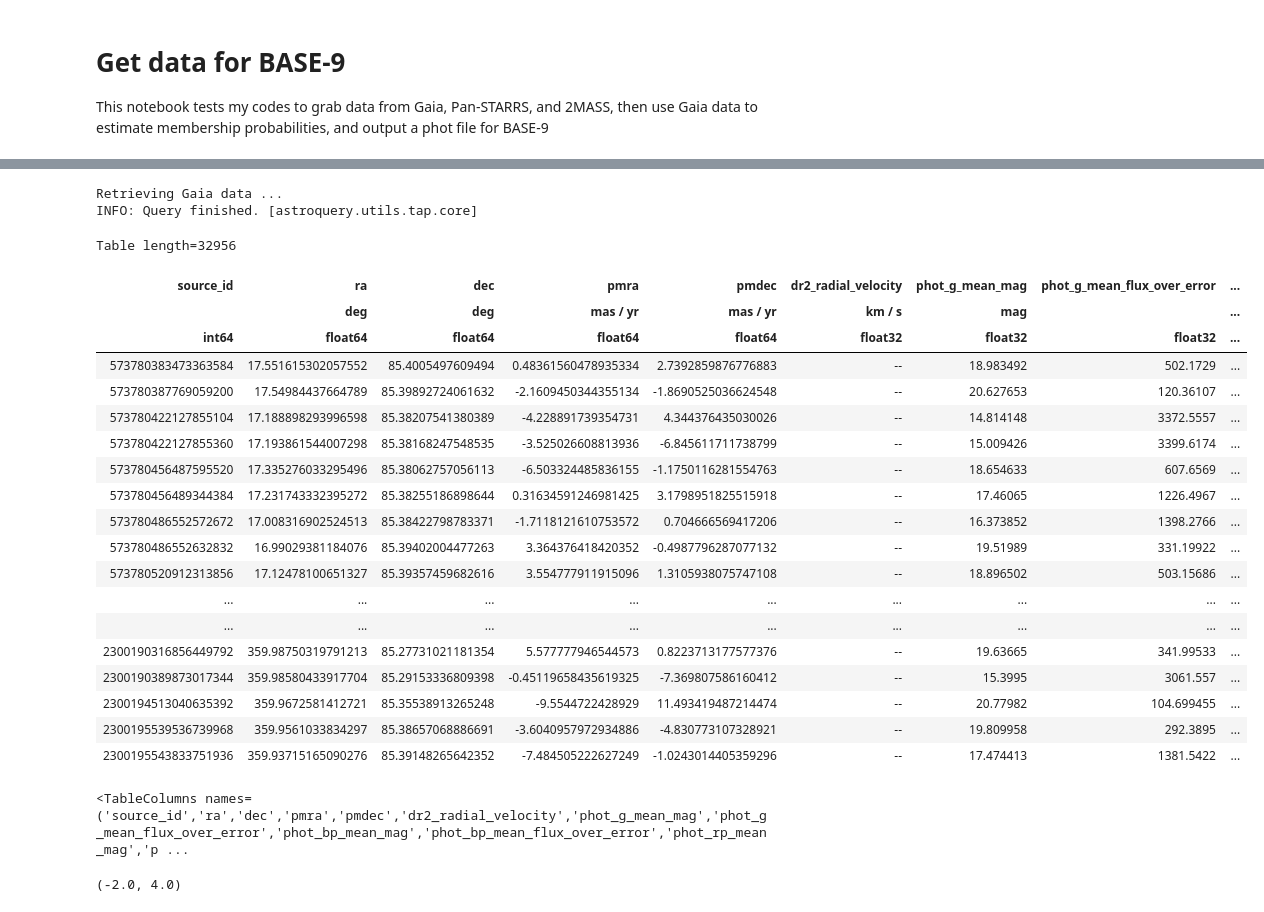
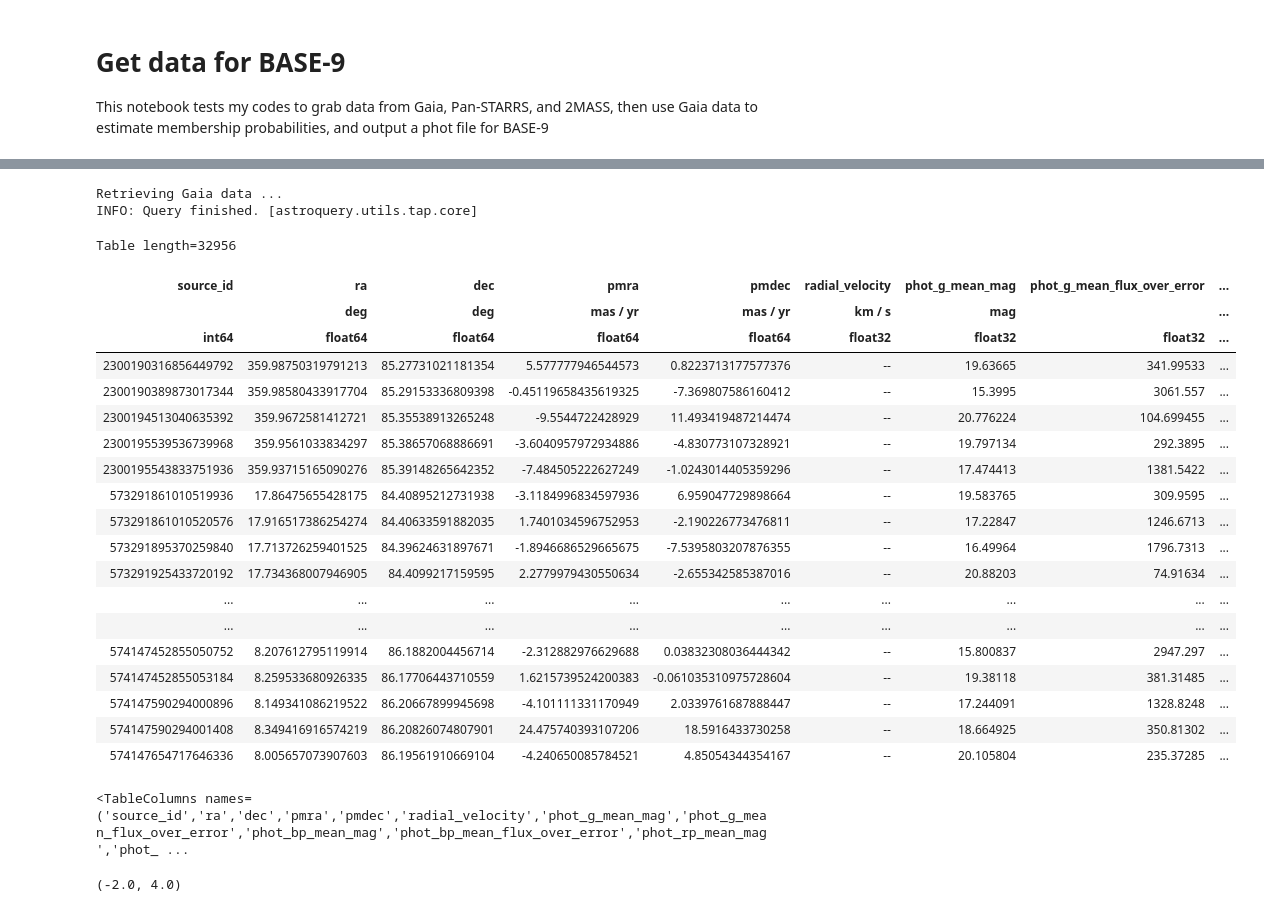
Before and after one commit to ageller/BASE9_utils, a Jupyter notebook: getGaiaData/genBASE9PhotFile.ipynb, the cells around one changed output, grey strips where cells are left out. Cells and saved outputs as stored; diff of their text form; code cells hidden in the pictures.

```diff
--- a/getGaiaData/genBASE9PhotFile.ipynb
+++ b/getGaiaData/genBASE9PhotFile.ipynb
@@ -29,37 +34,37 @@ from getGaiaData import GaiaClusterMembers
 # %%
 # Generally, we can pull the central coordinates and size from my OC summary data here :
 # https://github.com/ageller/compileOCs
-NGC188 = GaiaClusterMembers(12.108, 85.255, 1.)
+NGC188 = GaiaClusterMembers(12.108, 85.255, 1)
 NGC188.verbose = 1
 NGC188.getData()
 NGC188.data
 # %% [output]
 Retrieving Gaia data ...
 INFO: Query finished. [astroquery.utils.tap.core]
 Table length=32956
-| source_id | ra | dec | pmra | pmdec | dr2_radial_velocity | phot_g_mean_mag | phot_g_mean_flux_over_error | ... |
+| source_id | ra | dec | pmra | pmdec | radial_velocity | phot_g_mean_mag | phot_g_mean_flux_over_error | ... |
 |  | deg | deg | mas / yr | mas / yr | km / s | mag |  | ... |
 | int64 | float64 | float64 | float64 | float64 | float32 | float32 | float32 | ... |
-| 573780383473363584 | 17.551615302057552 | 85.4005497609494 | 0.48361560478935334 | 2.7392859876776883 | -- | 18.983492 | 502.1729 | ... |
-| 573780387769059200 | 17.54984437664789 | 85.39892724061632 | -2.1609450344355134 | -1.8690525036624548 | -- | 20.627653 | 120.36107 | ... |
-| 573780422127855104 | 17.188898293996598 | 85.38207541380389 | -4.228891739354731 | 4.344376435030026 | -- | 14.814148 | 3372.5557 | ... |
-| 573780422127855360 | 17.193861544007298 | 85.38168247548535 | -3.525026608813936 | -6.845611711738799 | -- | 15.009426 | 3399.6174 | ... |
-| 573780456487595520 | 17.335276033295496 | 85.38062757056113 | -6.503324485836155 | -1.1750116281554763 | -- | 18.654633 | 607.6569 | ... |
-| 573780456489344384 | 17.231743332395272 | 85.38255186898644 | 0.31634591246981425 | 3.1798951825515918 | -- | 17.46065 | 1226.4967 | ... |
-| 573780486552572672 | 17.008316902524513 | 85.38422798783371 | -1.7118121610753572 | 0.704666569417206 | -- | 16.373852 | 1398.2766 | ... |
-| 573780486552632832 | 16.99029381184076 | 85.39402004477263 | 3.364376418420352 | -0.4987796287077132 | -- | 19.51989 | 331.19922 | ... |
-| 573780520912313856 | 17.12478100651327 | 85.39357459682616 | 3.554777911915096 | 1.3105938075747108 | -- | 18.896502 | 503.15686 | ... |
+| 2300190316856449792 | 359.98750319791213 | 85.27731021181354 | 5.577777946544573 | 0.8223713177577376 | -- | 19.63665 | 341.99533 | ... |
+| 2300190389873017344 | 359.98580433917704 | 85.29153336809398 | -0.45119658435619325 | -7.369807586160412 | -- | 15.3995 | 3061.557 | ... |
+| 2300194513040635392 | 359.9672581412721 | 85.35538913265248 | -9.5544722428929 | 11.493419487214474 | -- | 20.776224 | 104.699455 | ... |
+| 2300195539536739968 | 359.9561033834297 | 85.38657068886691 | -3.6040957972934886 | -4.830773107328921 | -- | 19.797134 | 292.3895 | ... |
+| 2300195543833751936 | 359.93715165090276 | 85.39148265642352 | -7.484505222627249 | -1.0243014405359296 | -- | 17.474413 | 1381.5422 | ... |
+| 573291861010519936 | 17.86475655428175 | 84.40895212731938 | -3.1184996834597936 | 6.959047729898664 | -- | 19.583765 | 309.9595 | ... |
+| 573291861010520576 | 17.916517386254274 | 84.40633591882035 | 1.7401034596752953 | -2.190226773476811 | -- | 17.22847 | 1246.6713 | ... |
+| 573291895370259840 | 17.713726259401525 | 84.39624631897671 | -1.8946686529665675 | -7.5395803207876355 | -- | 16.49964 | 1796.7313 | ... |
+| 573291925433720192 | 17.734368007946905 | 84.4099217159595 | 2.2779979430550634 | -2.655342585387016 | -- | 20.88203 | 74.91634 | ... |
 | ... | ... | ... | ... | ... | ... | ... | ... | ... |
 | ... | ... | ... | ... | ... | ... | ... | ... | ... |
-| 2300190316856449792 | 359.98750319791213 | 85.27731021181354 | 5.577777946544573 | 0.8223713177577376 | -- | 19.63665 | 341.99533 | ... |
-| 2300190389873017344 | 359.98580433917704 | 85.29153336809398 | -0.45119658435619325 | -7.369807586160412 | -- | 15.3995 | 3061.557 | ... |
-| 2300194513040635392 | 359.9672581412721 | 85.35538913265248 | -9.5544722428929 | 11.493419487214474 | -- | 20.77982 | 104.699455 | ... |
-| 2300195539536739968 | 359.9561033834297 | 85.38657068886691 | -3.6040957972934886 | -4.830773107328921 | -- | 19.809958 | 292.3895 | ... |
-| 2300195543833751936 | 359.93715165090276 | 85.39148265642352 | -7.484505222627249 | -1.0243014405359296 | -- | 17.474413 | 1381.5422 | ... |
+| 574147452855050752 | 8.207612795119914 | 86.1882004456714 | -2.312882976629688 | 0.03832308036444342 | -- | 15.800837 | 2947.297 | ... |
+| 574147452855053184 | 8.259533680926335 | 86.17706443710559 | 1.6215739524200383 | -0.061035310975728604 | -- | 19.38118 | 381.31485 | ... |
+| 574147590294000896 | 8.149341086219522 | 86.20667899945698 | -4.101111331170949 | 2.0339761687888447 | -- | 17.244091 | 1328.8248 | ... |
+| 574147590294001408 | 8.349416916574219 | 86.20826074807901 | 24.475740393107206 | 18.5916433730258 | -- | 18.664925 | 350.81302 | ... |
+| 574147654717646336 | 8.005657073907603 | 86.19561910669104 | -4.240650085784521 | 4.85054344354167 | -- | 20.105804 | 235.37285 | ... |
 # %%
 NGC188.data.columns
 # %% [output]
-<TableColumns names=('source_id','ra','dec','pmra','pmdec','dr2_radial_velocity','phot_g_mean_mag','phot_g_mean_flux_over_error','phot_bp_mean_mag','phot_bp_mean_flux_over_error','phot_rp_mean_mag','p ...
+<TableColumns names=('source_id','ra','dec','pmra','pmdec','radial_velocity','phot_g_mean_mag','phot_g_mean_flux_over_error','phot_bp_mean_mag','phot_bp_mean_flux_over_error','phot_rp_mean_mag','phot_ ...
 # %%
 f, ax = plt.subplots()
 ax.plot(NGC188.data['phot_bp_mean_mag'] - NGC188.data['phot_rp_mean_mag'], NGC188.data['phot_g_mean_mag'],'.', color='gray')
```
Also changed, not shown: parts of 13 cells of this notebook, 2 other files.
